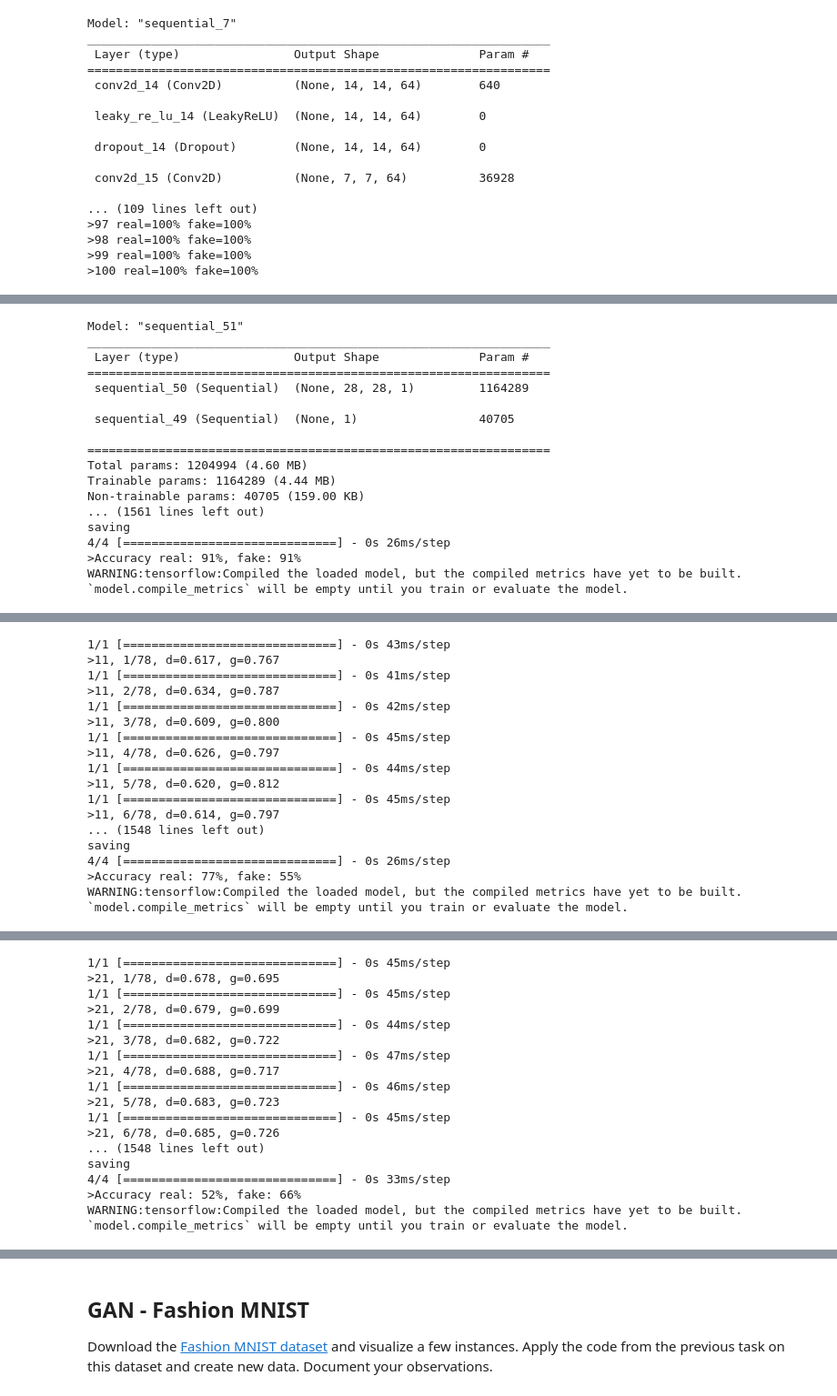
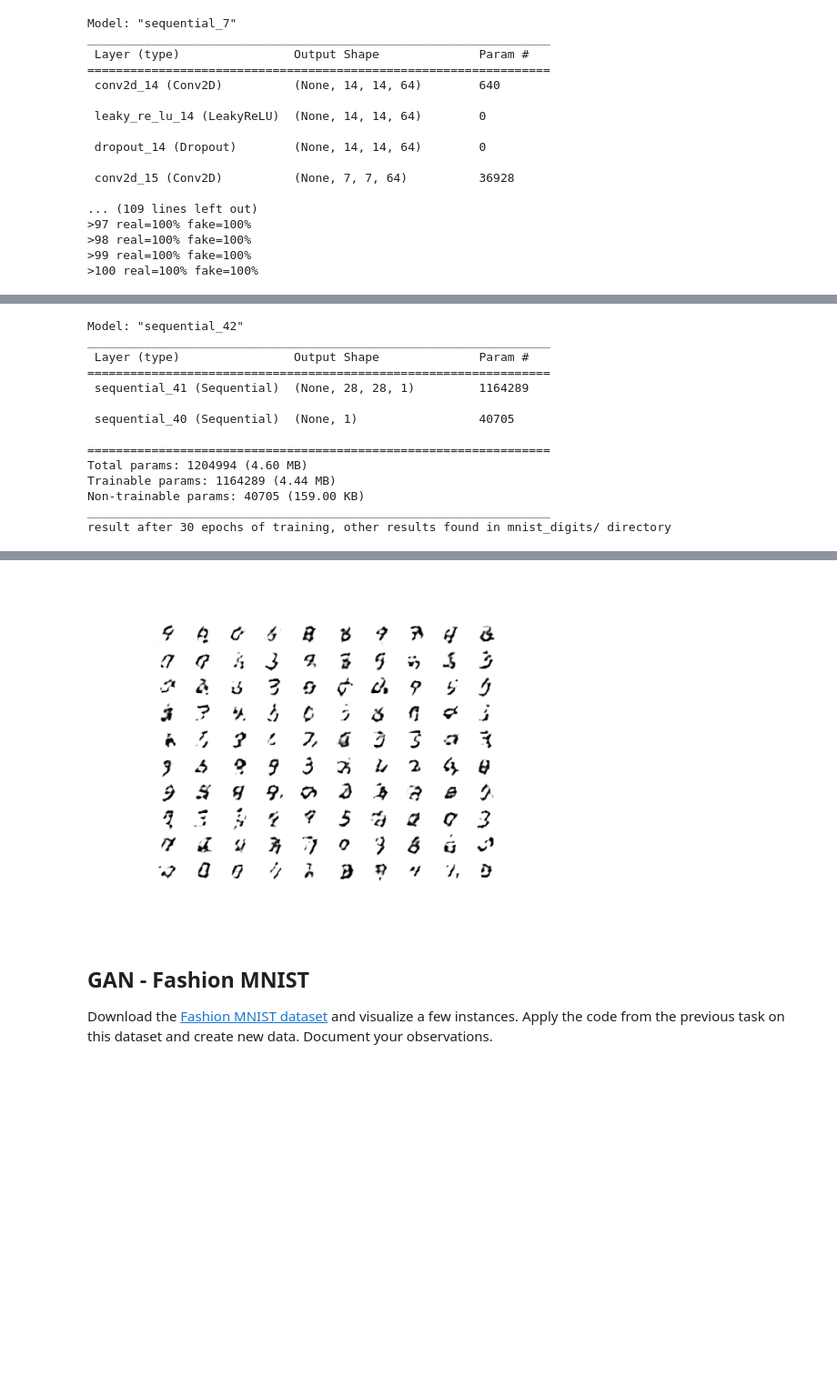
Before and after one commit to izzyyhh/datam, a Jupyter notebook: 4_gan/Exercise_4.ipynb, the cells around one changed output, grey strips where cells are left out. Shown at 91% size. Drawn from its saved outputs; the diff is of its cells as text; code cells hidden in the pictures; blank space fills up the shorter version.

Commit message:
update so that epochs are not displayed cuz unreadable

```diff
--- a/4_gan/Exercise_4.ipynb
+++ b/4_gan/Exercise_4.ipynb
@@ -307,22 +315,26 @@ gan_model = define_gan(g_model, d_model)
 gan_model.summary()
 plot_model(gan_model, to_file='gan_plot.png', show_shapes=True, show_layer_names=True)
 
-train(g_model, d_model, gan_model, dataset[:5000], latent_dim, 30, 64)
+# train(g_model, d_model, gan_model, dataset[:5000], latent_dim, 30, 64)
+
+print("result after 30 epochs of training, other results found in mnist_digits/ directory")
+img = mpimg.imread("./mnist_digits/generated_plot_e030.png")
+
+plt.imshow(img)
+plt.axis('off')
+plt.show()
 # %% [output]
-Model: "sequential_51"
+Model: "sequential_42"
 _________________________________________________________________
  Layer (type)                Output Shape              Param #
 =================================================================
- sequential_50 (Sequential)  (None, 28, 28, 1)         1164289
+ sequential_41 (Sequential)  (None, 28, 28, 1)         1164289
 
- sequential_49 (Sequential)  (None, 1)                 40705
+ sequential_40 (Sequential)  (None, 1)                 40705
 
 =================================================================
 Total params: 1204994 (4.60 MB)
 Trainable params: 1164289 (4.44 MB)
 Non-trainable params: 40705 (159.00 KB)
-... (1561 lines left out)
-saving
-4/4 [==============================] - 0s 26ms/step
->Accuracy real: 91%, fake: 91%
-WARNING:tensorflow:Compiled the loaded model, but the compiled metrics have yet to be built. `model.compile_metrics` will be empty until you train or evaluate the model.
+_________________________________________________________________
+result after 30 epochs of training, other results found in mnist_digits/ directory
@@ -330,17 +340,0 @@ WARNING:tensorflow:Compiled the loaded model, but the compiled metrics have yet
-1/1 [==============================] - 0s 43ms/step
->11, 1/78, d=0.617, g=0.767
-1/1 [==============================] - 0s 41ms/step
->11, 2/78, d=0.634, g=0.787
-1/1 [==============================] - 0s 42ms/step
->11, 3/78, d=0.609, g=0.800
-1/1 [==============================] - 0s 45ms/step
->11, 4/78, d=0.626, g=0.797
-1/1 [==============================] - 0s 44ms/step
->11, 5/78, d=0.620, g=0.812
-1/1 [==============================] - 0s 45ms/step
->11, 6/78, d=0.614, g=0.797
-... (1548 lines left out)
-saving
-4/4 [==============================] - 0s 26ms/step
->Accuracy real: 77%, fake: 55%
-WARNING:tensorflow:Compiled the loaded model, but the compiled metrics have yet to be built. `model.compile_metrics` will be empty until you train or evaluate the model.
@@ -348,17 +340,0 @@ WARNING:tensorflow:Compiled the loaded model, but the compiled metrics have yet
-1/1 [==============================] - 0s 45ms/step
->21, 1/78, d=0.678, g=0.695
-1/1 [==============================] - 0s 45ms/step
->21, 2/78, d=0.679, g=0.699
-1/1 [==============================] - 0s 44ms/step
->21, 3/78, d=0.682, g=0.722
-1/1 [==============================] - 0s 47ms/step
->21, 4/78, d=0.688, g=0.717
-1/1 [==============================] - 0s 46ms/step
->21, 5/78, d=0.683, g=0.723
-1/1 [==============================] - 0s 45ms/step
->21, 6/78, d=0.685, g=0.726
-... (1548 lines left out)
-saving
-4/4 [==============================] - 0s 33ms/step
->Accuracy real: 52%, fake: 66%
-WARNING:tensorflow:Compiled the loaded model, but the compiled metrics have yet to be built. `model.compile_metrics` will be empty until you train or evaluate the model.
@@ -366,3 +341,4 @@ WARNING:tensorflow:Compiled the loaded model, but the compiled metrics have yet
+[figure, added]
 # %% [markdown]
 ## GAN - Fashion MNIST
 
```
Also changed, not shown: parts of 7 cells of this notebook.
